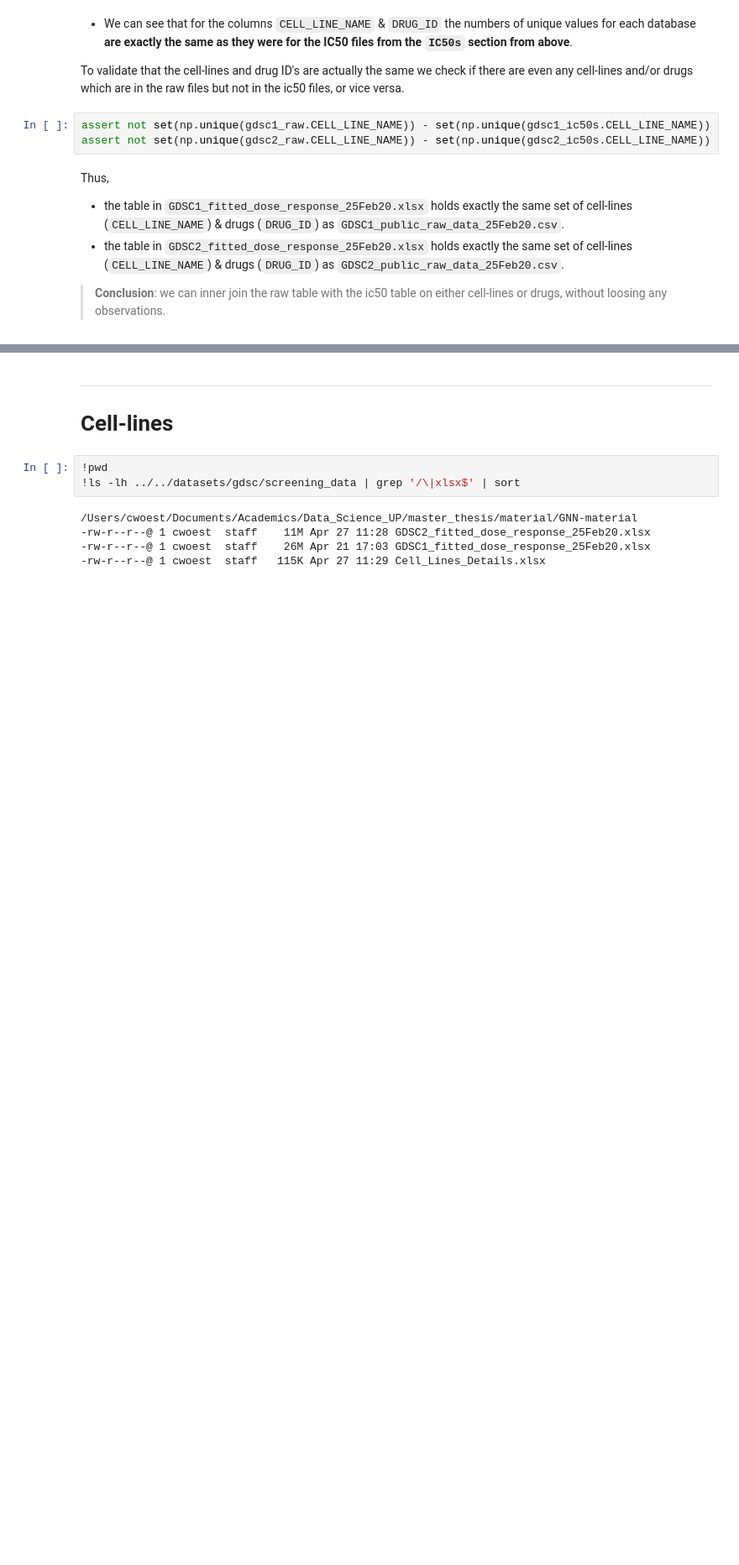
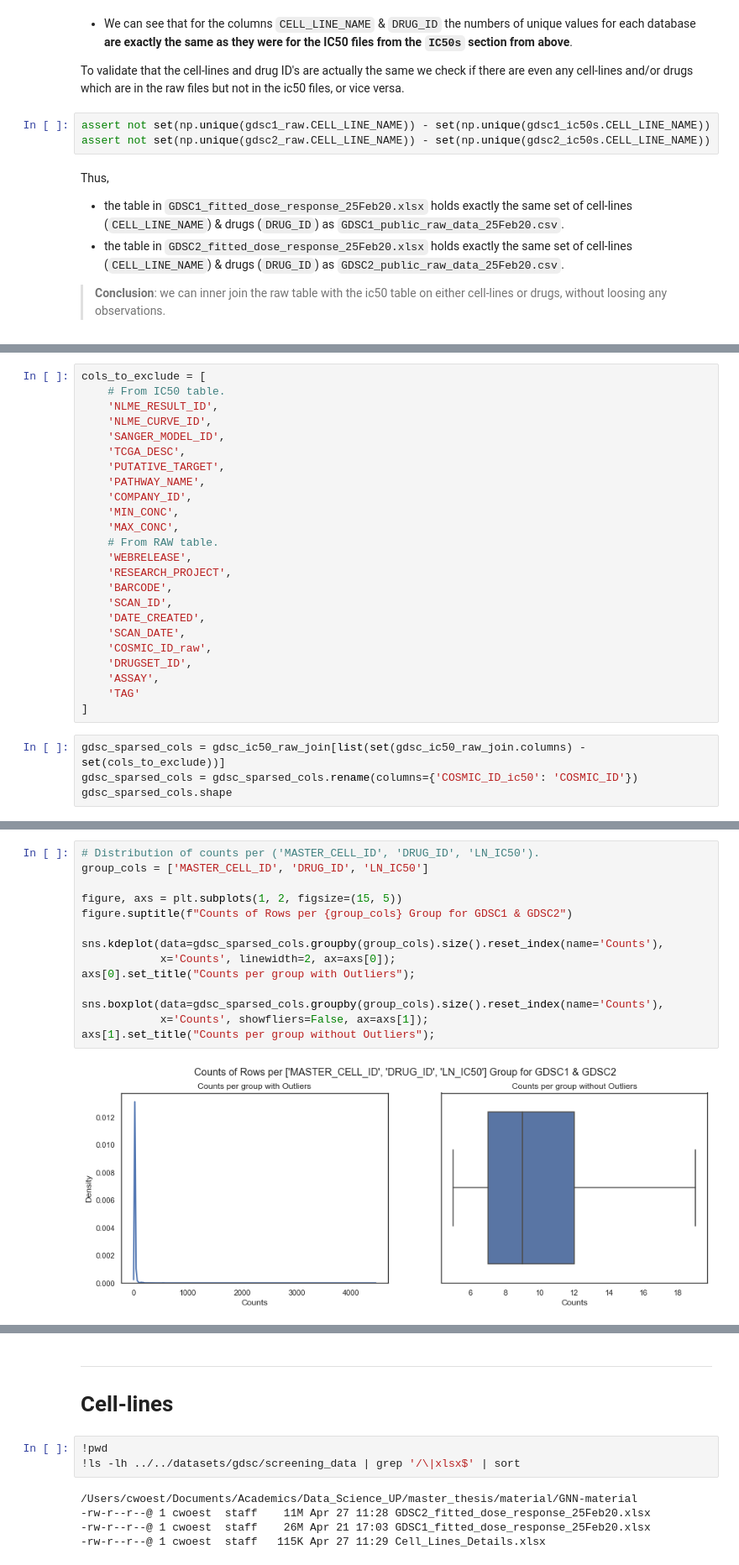
Before and after one commit to PeeteKeesel/gnn-for-drug-response-prediction, a Jupyter notebook: 02_GDSC_playground.ipynb, the cells around one changed output, grey strips where cells are left out. Shown at 84% size. Cells and saved outputs as stored; diff of their text form; blank space fills up the shorter version.

Commit message:
added join of GDSC raw and ic50 databases

```diff
--- a/02_GDSC_playground.ipynb
+++ b/02_GDSC_playground.ipynb
@@ -530,0 +635,28 @@ Thus,
+# %%
+cols_to_exclude = [
+    # From IC50 table.
+    'NLME_RESULT_ID',
+    'NLME_CURVE_ID',
+    'SANGER_MODEL_ID',
+    'TCGA_DESC',
+    'PUTATIVE_TARGET',
+    'PATHWAY_NAME',
+    'COMPANY_ID',
+    'MIN_CONC',
+    'MAX_CONC',
+    # From RAW table.
+    'WEBRELEASE',
+    'RESEARCH_PROJECT',
+    'BARCODE',
+    'SCAN_ID',
+    'DATE_CREATED',
+    'SCAN_DATE',
+    'COSMIC_ID_raw',
+    'DRUGSET_ID',
+    'ASSAY',
+    'TAG'
+]
+# %%
+gdsc_sparsed_cols = gdsc_ic50_raw_join[list(set(gdsc_ic50_raw_join.columns) - set(cols_to_exclude))]
+gdsc_sparsed_cols = gdsc_sparsed_cols.rename(columns={'COSMIC_ID_ic50': 'COSMIC_ID'})
+gdsc_sparsed_cols.shape
@@ -530,0 +683,16 @@ Thus,
+# %%
+# Distribution of counts per ('MASTER_CELL_ID', 'DRUG_ID', 'LN_IC50').
+group_cols = ['MASTER_CELL_ID', 'DRUG_ID', 'LN_IC50']
+
+figure, axs = plt.subplots(1, 2, figsize=(15, 5))
+figure.suptitle(f"Counts of Rows per {group_cols} Group for GDSC1 & GDSC2")
+
+sns.kdeplot(data=gdsc_sparsed_cols.groupby(group_cols).size().reset_index(name='Counts'),
+            x='Counts', linewidth=2, ax=axs[0]);
+axs[0].set_title("Counts per group with Outliers");
+
+sns.boxplot(data=gdsc_sparsed_cols.groupby(group_cols).size().reset_index(name='Counts'),
+            x='Counts', showfliers=False, ax=axs[1]);
+axs[1].set_title("Counts per group without Outliers");
+# %% [output]
+[figure, added]
```
Also changed, not shown: parts of 28 cells of this notebook, 5 other files.
